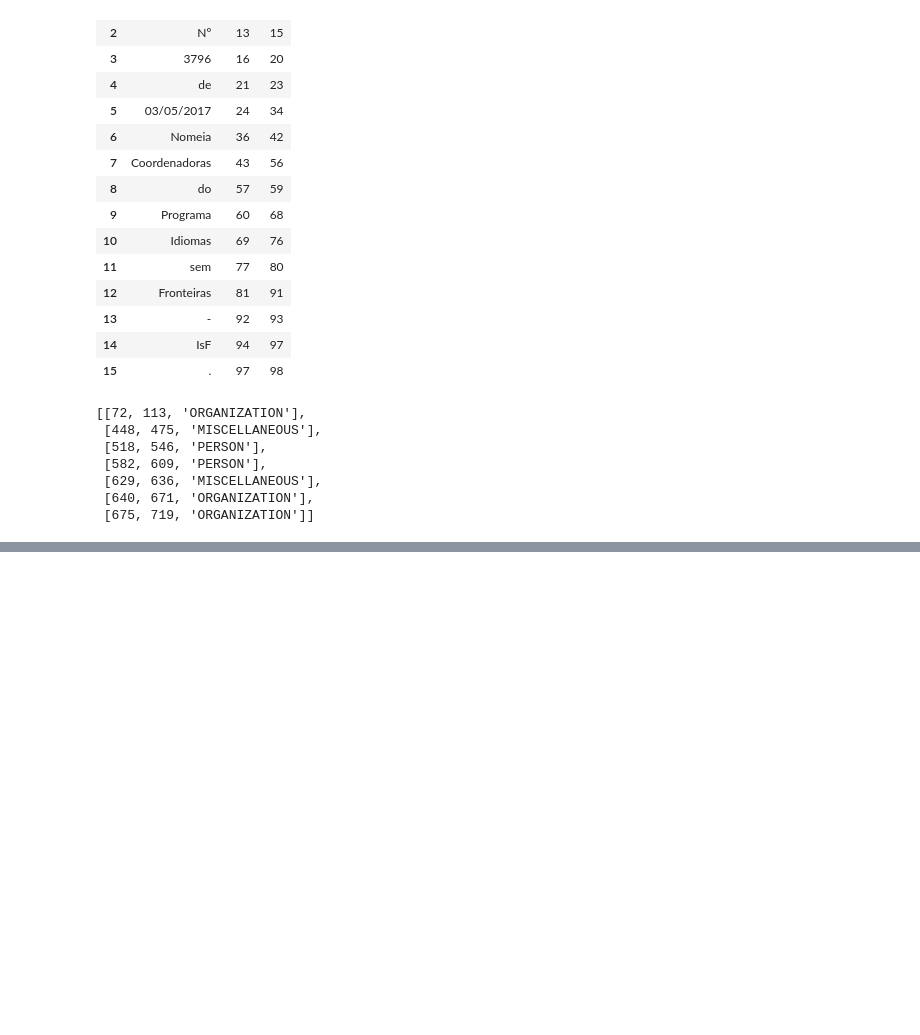
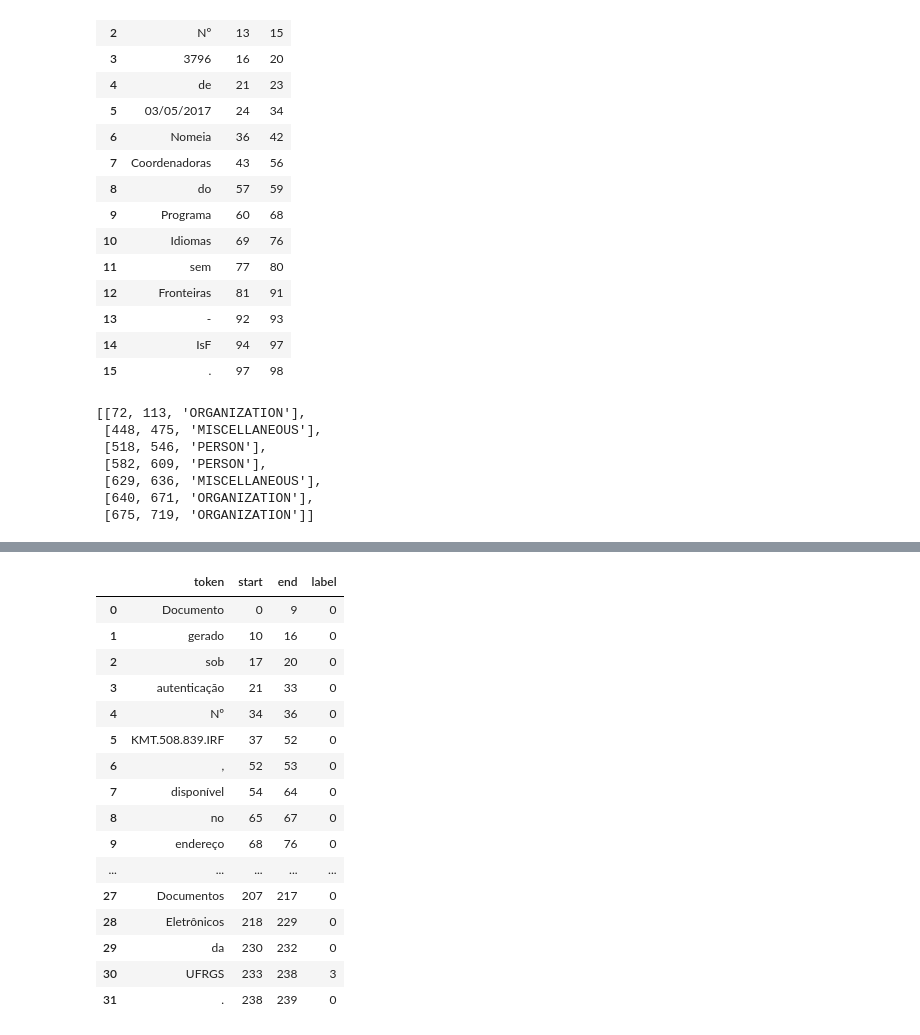
Before and after one commit to arthurziegler/ner-using-bert, a Jupyter notebook: BERT_Experiment/auto_labeling.ipynb, the cells around one changed output, grey strips where cells are left out. Drawn from its saved outputs; the diff is of its cells as text; code cells hidden in the pictures; blank space fills up the shorter version.

Commit message:
Included new steps for the auto labeling

```diff
--- a/BERT_Experiment/auto_labeling.ipynb
+++ b/BERT_Experiment/auto_labeling.ipynb
@@ -49,5 +52,6 @@ pd.options.display.max_rows = 999
 annotated_sentences = annotated_sentences.explode("duplicates")
 annotated_sentences.drop(columns=['id', 'document', 'sentence_id'], inplace=True)
 annotated_sentences.columns = ['text', 'sentence_id', 'label']
-annotated_sentences.index = annotated_sentences['sentence_id']
+annotated_sentences = annotated_sentences.set_index(['sentence_id'], verify_integrity=True)
+annotated_sentences.index.name = None
 annotated_sentences = annotated_sentences.sort_index()
@@ -224,0 +215,20 @@ tokens_df
+# %%
+list_of_token_df[6]
+# %% [output]
+|  | token | start | end | label |
+| 0 | Documento | 0 | 9 | 0 |
+| 1 | gerado | 10 | 16 | 0 |
+| 2 | sob | 17 | 20 | 0 |
+| 3 | autenticação | 21 | 33 | 0 |
+| 4 | Nº | 34 | 36 | 0 |
+| 5 | KMT.508.839.IRF | 37 | 52 | 0 |
+| 6 | , | 52 | 53 | 0 |
+| 7 | disponível | 54 | 64 | 0 |
+| 8 | no | 65 | 67 | 0 |
+| 9 | endereço | 68 | 76 | 0 |
+| ... | ... | ... | ... | ... |
+| 27 | Documentos | 207 | 217 | 0 |
+| 28 | Eletrônicos | 218 | 229 | 0 |
+| 29 | da | 230 | 232 | 0 |
+| 30 | UFRGS | 233 | 238 | 3 |
+| 31 | . | 238 | 239 | 0 |
```
Also changed, not shown: parts of 44 cells of this notebook, 2 other files.
